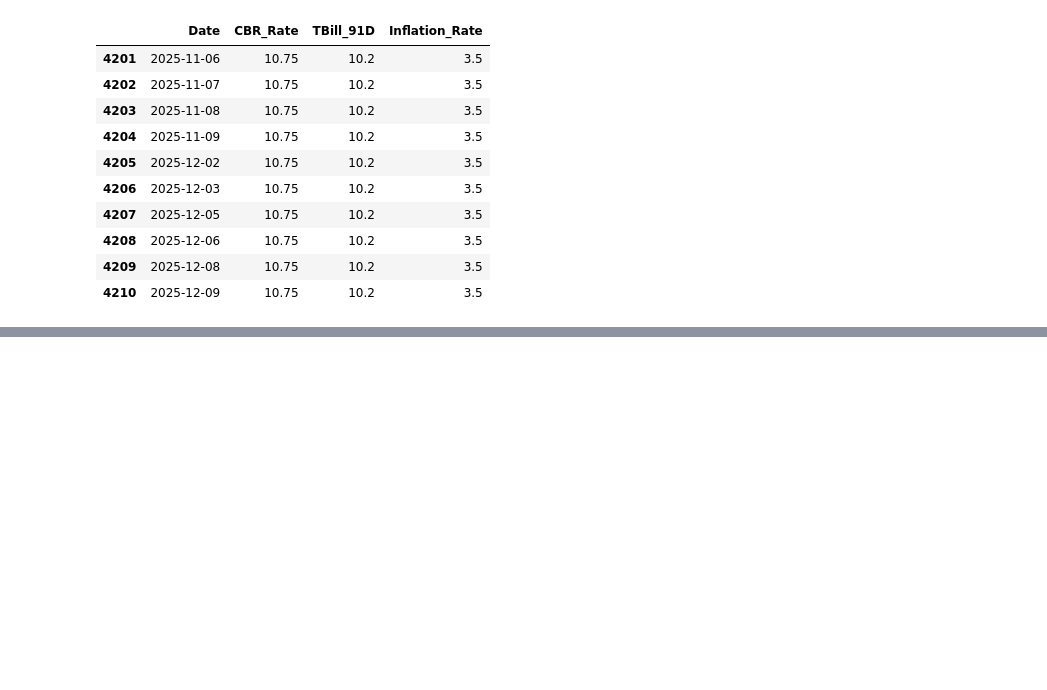
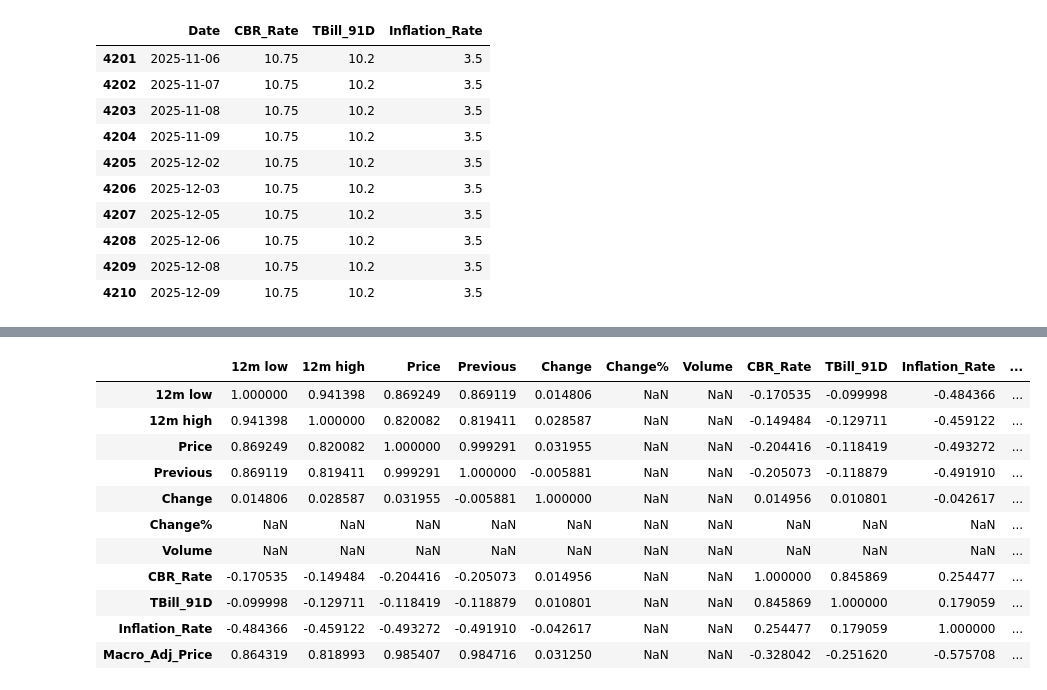
Before and after one commit to clivethiongo/Kenya-Monetary-Policy-Stock-Market, a Jupyter notebook: notebooks/01_data_collection.ipynb, the cells around one changed output, grey strips where cells are left out. Drawn from its saved outputs; the diff is of its cells as text; code cells hidden in the pictures; blank space fills up the shorter version.

```diff
--- a/notebooks/01_data_collection.ipynb
+++ b/notebooks/01_data_collection.ipynb
@@ -294,0 +333,12 @@ print(f"\n✓ Cleaned data saved to: {output_path}")
+# %%
+final_nasi = final_nasi.drop(columns=['Adjust', 'Adjusted', 'Adjusted price'])
+# %%
+# Calculate the adjusted macroeconomic price
+# Higher CBR/TBill/Inflation = more discounting of the nominal price
+final_nasi['Macro_Adj_Price'] = final_nasi['Day price'] / (
+    (1 + final_nasi['Inflation_Rate'] / 100) *
+    (1 + final_nasi['CBR_Rate'] / 100) *
+    (1 + final_nasi['TBill_91D'] / 100)
+)
+
+final_nasi[['Date', 'Day price', 'Adjust', 'Macro_Adj_Price']].head(10)
@@ -294,0 +402,8 @@ print(f"\n✓ Cleaned data saved to: {output_path}")
+# %%
+final_nasi = final_nasi.drop(columns=[
+    'Day low', 'Day high'
+])
+
+final_nasi = final_nasi.rename(columns={'Day price': 'Price'})
+
+final_nasi.head()
@@ -294,0 +417,34 @@ print(f"\n✓ Cleaned data saved to: {output_path}")
+# %%
+# Correlation Analysis - Matrix + flagging strong correlations (>0.7)
+correlation_matrix = final_nasi[[col for col in final_nasi.columns if col not in ['Date', 'Code', 'Name']]].apply(pd.to_numeric, errors='coerce').corr()
+
+# Create a mask for strong correlations (>0.7, excluding diagonal)
+strong_corr = correlation_matrix.abs() >= 0.7
+strong_corr_pairs = []
+
+for i in range(len(correlation_matrix.columns)):
+    for j in range(i+1, len(correlation_matrix.columns)):
+        if strong_corr.iloc[i, j]:
+            strong_corr_pairs.append({
+                'Variable 1': correlation_matrix.columns[i],
+                'Variable 2': correlation_matrix.columns[j],
+                'Correlation': correlation_matrix.iloc[i, j]
+            })
+
+strong_corr_df = pd.DataFrame(strong_corr_pairs)
+
+# Display correlation matrix
+correlation_matrix
+# %% [output]
+|  | 12m low | 12m high | Price | Previous | Change | Change% | Volume | CBR_Rate | TBill_91D | Inflation_Rate | ... |
+| 12m low | 1.000000 | 0.941398 | 0.869249 | 0.869119 | 0.014806 | NaN | NaN | -0.170535 | -0.099998 | -0.484366 | ... |
+| 12m high | 0.941398 | 1.000000 | 0.820082 | 0.819411 | 0.028587 | NaN | NaN | -0.149484 | -0.129711 | -0.459122 | ... |
+| Price | 0.869249 | 0.820082 | 1.000000 | 0.999291 | 0.031955 | NaN | NaN | -0.204416 | -0.118419 | -0.493272 | ... |
+| Previous | 0.869119 | 0.819411 | 0.999291 | 1.000000 | -0.005881 | NaN | NaN | -0.205073 | -0.118879 | -0.491910 | ... |
+| Change | 0.014806 | 0.028587 | 0.031955 | -0.005881 | 1.000000 | NaN | NaN | 0.014956 | 0.010801 | -0.042617 | ... |
+| Change% | NaN | NaN | NaN | NaN | NaN | NaN | NaN | NaN | NaN | NaN | ... |
+| Volume | NaN | NaN | NaN | NaN | NaN | NaN | NaN | NaN | NaN | NaN | ... |
+| CBR_Rate | -0.170535 | -0.149484 | -0.204416 | -0.205073 | 0.014956 | NaN | NaN | 1.000000 | 0.845869 | 0.254477 | ... |
+| TBill_91D | -0.099998 | -0.129711 | -0.118419 | -0.118879 | 0.010801 | NaN | NaN | 0.845869 | 1.000000 | 0.179059 | ... |
+| Inflation_Rate | -0.484366 | -0.459122 | -0.493272 | -0.491910 | -0.042617 | NaN | NaN | 0.254477 | 0.179059 | 1.000000 | ... |
+| Macro_Adj_Price | 0.864319 | 0.818993 | 0.985407 | 0.984716 | 0.031250 | NaN | NaN | -0.328042 | -0.251620 | -0.575708 | ... |
```
Also changed, not shown: parts of 11 cells of this notebook.
